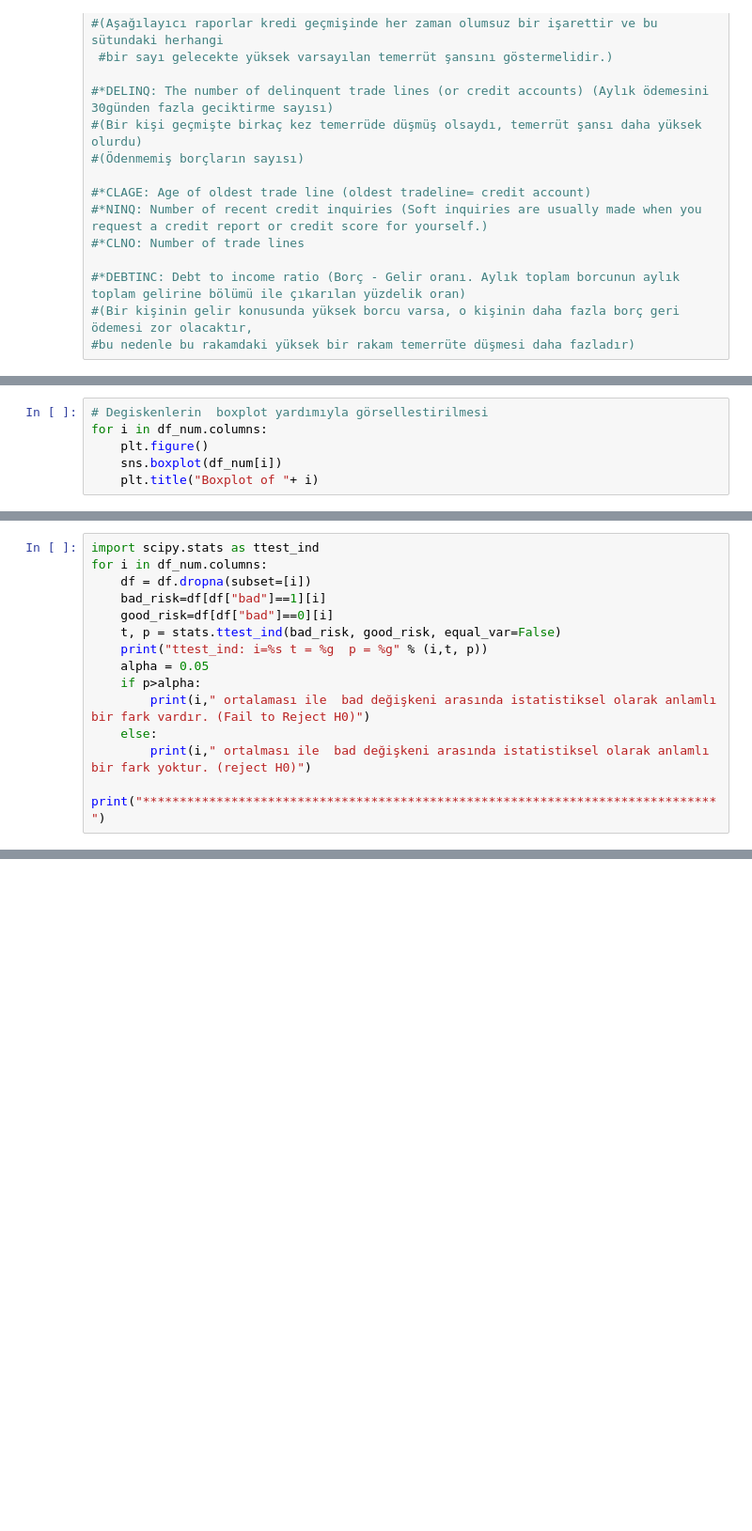
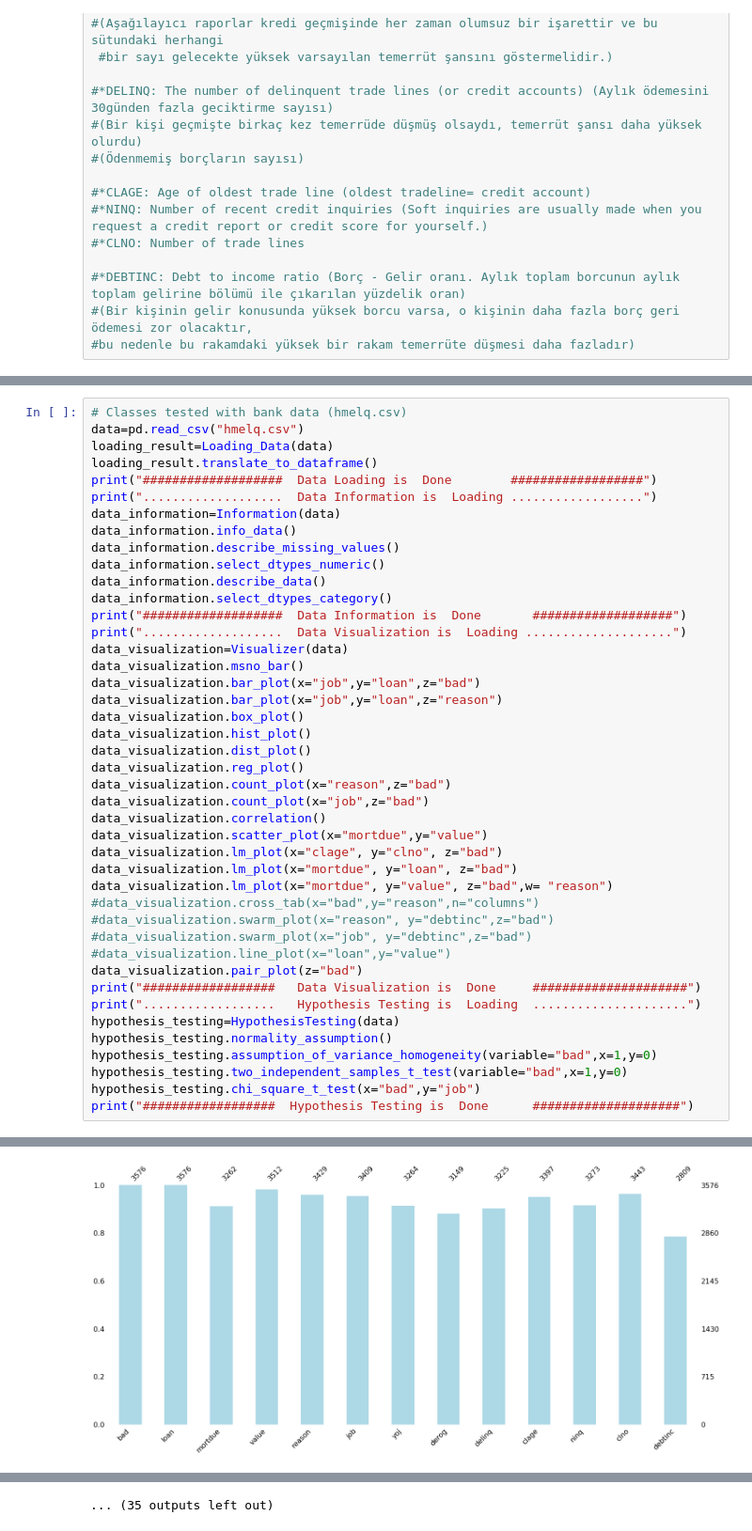
Before and after one commit to Kodluyoruz-Ankara-Veri-Bilimi/Assignment_Ayse_ILKAY, a Jupyter notebook: bank_dataset_hmelq.ipynb, the cells around one changed output, grey strips where cells are left out. Shown at 94% size. Saved outputs shown, nothing was run; the diff lists cells and outputs as text; blank space fills up the shorter version.

```diff
--- a/bank_dataset_hmelq.ipynb
+++ b/bank_dataset_hmelq.ipynb
@@ -204,6 +39,0 @@ for i in  df_num.columns:
-# %%
-# Degiskenlerin  boxplot yardımıyla görsellestirilmesi
-for i in df_num.columns:
-    plt.figure()
-    sns.boxplot(df_num[i])
-    plt.title("Boxplot of "+ i)
@@ -546,14 +39,0 @@ debtinc 1  için varyans homojen degildir. (reject H0)
-# %%
-import scipy.stats as ttest_ind
-for i in df_num.columns:
-    df = df.dropna(subset=[i])
-    bad_risk=df[df["bad"]==1][i]
-    good_risk=df[df["bad"]==0][i]
-    t, p = stats.ttest_ind(bad_risk, good_risk, equal_var=False)
-    print("ttest_ind: i=%s t = %g  p = %g" % (i,t, p))
-    alpha = 0.05
-    if p>alpha:
-        print(i," ortalaması ile  bad değişkeni arasında istatistiksel olarak anlamlı bir fark vardır. (Fail to Reject H0)")
-    else:
-        print(i," ortalması ile  bad değişkeni arasında istatistiksel olarak anlamlı bir fark yoktur. (reject H0)")
-    print("******************************************************************************")
@@ -580,0 +339,44 @@ debtinc  ortalması ile  bad değişkeni arasında istatistiksel olarak anlamlı
+# %%
+# Classes tested with bank data (hmelq.csv)
+data=pd.read_csv("hmelq.csv")
+loading_result=Loading_Data(data)
+loading_result.translate_to_dataframe()
+print("###################  Data Loading is  Done        ##################")
+print("...................  Data Information is  Loading ..................")
+data_information=Information(data)
+data_information.info_data()
+data_information.describe_missing_values()
+data_information.select_dtypes_numeric()
+data_information.describe_data()
+data_information.select_dtypes_category()
+print("###################  Data Information is  Done       ###################")
+print("...................  Data Visualization is  Loading ....................")
+data_visualization=Visualizer(data)
+data_visualization.msno_bar()
+data_visualization.bar_plot(x="job",y="loan",z="bad")
+data_visualization.bar_plot(x="job",y="loan",z="reason")
+data_visualization.box_plot()
+data_visualization.hist_plot()
+data_visualization.dist_plot()
+data_visualization.reg_plot()
+data_visualization.count_plot(x="reason",z="bad")
+data_visualization.count_plot(x="job",z="bad")
+data_visualization.correlation()
+data_visualization.scatter_plot(x="mortdue",y="value")
+data_visualization.lm_plot(x="clage", y="clno", z="bad")
+data_visualization.lm_plot(x="mortdue", y="loan", z="bad")
+data_visualization.lm_plot(x="mortdue", y="value", z="bad",w= "reason")
+#data_visualization.cross_tab(x="bad",y="reason",n="columns")
+#data_visualization.swarm_plot(x="reason", y="debtinc",z="bad")
+#data_visualization.swarm_plot(x="job", y="debtinc",z="bad")
+#data_visualization.line_plot(x="loan",y="value")
+data_visualization.pair_plot(z="bad")
+print("##################   Data Visualization is  Done     #####################")
+print("..................   Hypothesis Testing is  Loading  .....................")
+hypothesis_testing=HypothesisTesting(data)
+hypothesis_testing.normality_assumption()
+hypothesis_testing.assumption_of_variance_homogeneity(variable="bad",x=1,y=0)
+hypothesis_testing.two_independent_samples_t_test(variable="bad",x=1,y=0)
+hypothesis_testing.chi_square_t_test(x="bad",y="job")
+print("##################  Hypothesis Testing is  Done      ####################")
+# %% [output]
@@ -580,0 +400 @@ debtinc  ortalması ile  bad değişkeni arasında istatistiksel olarak anlamlı
+[figure, added]
@@ -580,0 +411 @@ debtinc  ortalması ile  bad değişkeni arasında istatistiksel olarak anlamlı
+... (35 outputs left out)
```
Also changed, not shown: parts of 61 cells of this notebook, 2 other files.
